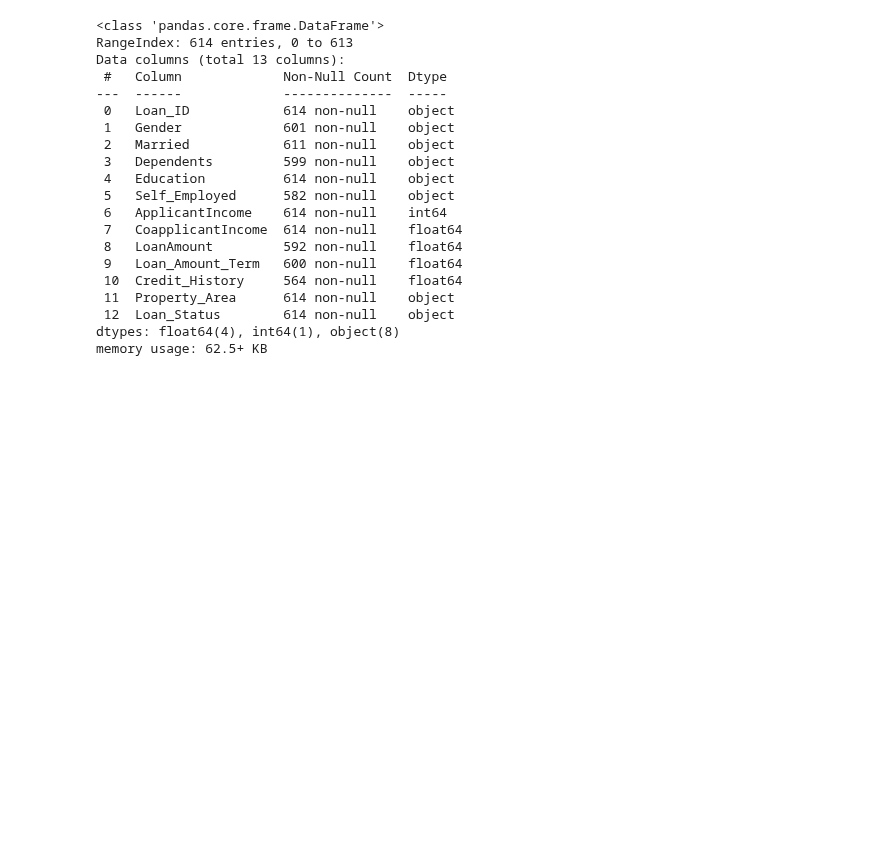
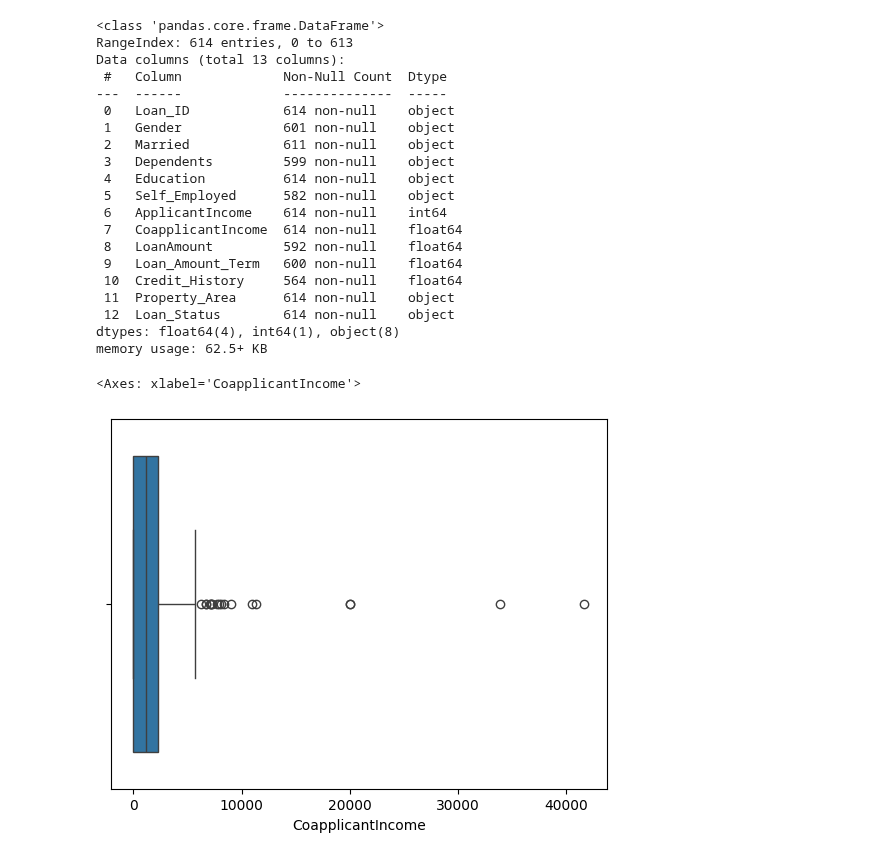
Before and after one commit to AnkitBhagat17/Data_Visualization, a Jupyter notebook: Machine_Learning.ipynb, the cells around one changed output. Saved outputs shown, nothing was run; the diff lists cells and outputs as text; code cells hidden in the pictures; blank space fills up the shorter version.

```diff
--- a/Machine_Learning.ipynb
+++ b/Machine_Learning.ipynb
@@ -830,3 +830,8 @@ Data columns (total 13 columns):
  12  Loan_Status        614 non-null    object
 dtypes: float64(4), int64(1), object(8)
 memory usage: 62.5+ KB
+# %%
+sns.boxplot(x='CoapplicantIncome', data=df)
+# %% [output]
+<Axes: xlabel='CoapplicantIncome'>
+[figure, added]
```
Also changed, not shown: parts of 1 cell of this notebook.
